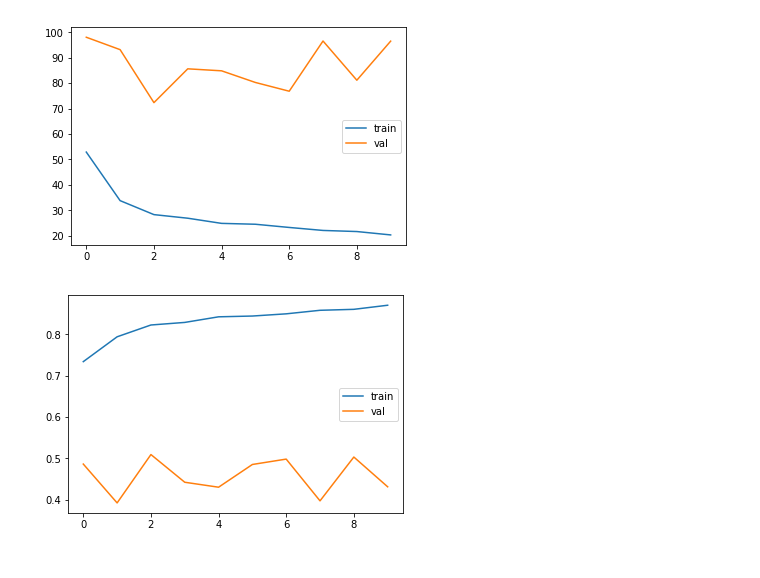
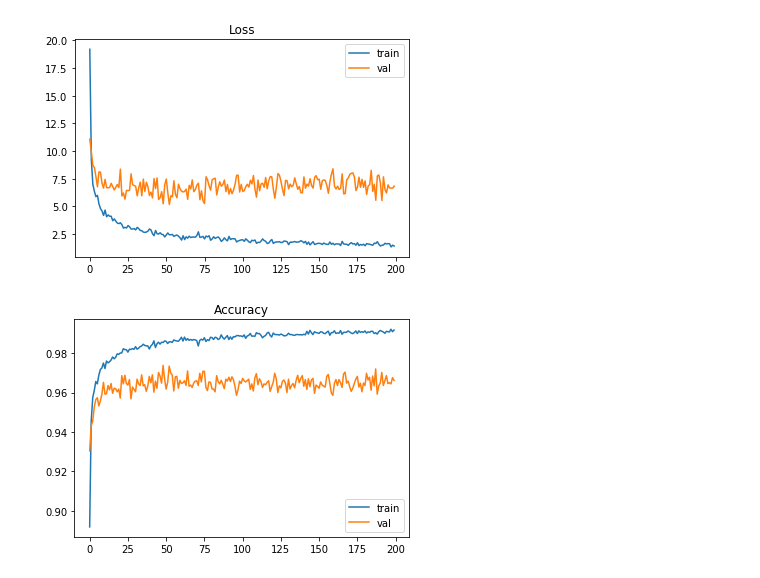
Before and after one commit to LouisGerard/SAM_Project, a Jupyter notebook: projet.ipynb, the cells around one changed output. Saved outputs shown, nothing was run; the diff lists cells and outputs as text; code cells hidden in the pictures.

```diff
--- a/projet.ipynb
+++ b/projet.ipynb
@@ -45,8 +53,0 @@ def load(captions_filename, features_filename):
-# %%
-import json
-with open('data/annotations/captions_val2014.json', 'r') as f:
-    data = json.load(f)
-
-texts = [caption['caption'] for caption in data['annotations']]
-
-# texts = load('data/annotations/captions_val2014.json', "data/val2014/COCO_val2014_000000193405.jpg")
@@ -81,4 +95,13 @@ loading embeddings from "embeddings/glove.twitter.27B.100d.filtered.txt"
 # %%
+import numpy as np
+import json
+import keras
+from nltk.tokenize import word_tokenize, sent_tokenize
+from keras.applications.resnet50 import ResNet50
+from keras.preprocessing import image
+
+from keras.applications.imagenet_utils import preprocess_input
+
 image_input = keras.layers.Input(shape=(2048,))
 caption_input = keras.layers.Input(shape=(16,))
 noise_input = keras.layers.Input(shape=(16,))
@@ -91,8 +114,8 @@ image_pipeline = image_dense(image_input)
 caption_pipeline = caption_rnn(caption_embedding(caption_input))
 noise_pipeline = caption_rnn(caption_embedding(noise_input))
 
-positive_pair = keras.layers.dot([image_pipeline, caption_pipeline], axes=-1)
-negative_pair = keras.layers.dot([image_pipeline, noise_pipeline], axes=-1)
+positive_pair = keras.layers.dot([image_pipeline, caption_pipeline], axes=1)
+negative_pair = keras.layers.dot([image_pipeline, noise_pipeline], axes=1)
 output = keras.layers.concatenate([positive_pair, negative_pair])
 
 training_model = keras.models.Model(input=[image_input, caption_input, noise_input], output=output)
@@ -131,16 +154,19 @@ def accuracy(y_true, y_pred):
     negative = y_pred[:,1]
     return K.mean(positive > negative)
 # %%
-training_model.compile(loss=custom_loss, optimizer='adadelta', metrics=[accuracy])
+training_model.compile(loss=custom_loss, optimizer='adam', metrics=[accuracy])
 # %%
+from keras.callbacks import TensorBoard
+from time import time
 noise = np.copy(captions)
 fake_labels = np.zeros((len(features), 1))
-X_train = [features[:9000], captions[:9000], noise[:9000]]
-Y_train = fake_labels[:9000]
-X_valid = [features[-1000:], captions[-1000:], noise[-1000:]]
-Y_valid = fake_labels[-1000:]
+X_train = [features[:35504], captions[:35504], noise[:35504]]
+Y_train = fake_labels[:35504]
+X_valid = [features[-5000:], captions[-5000:], noise[-5000:]]
+Y_valid = fake_labels[-5000:]
 
+tensorboard = TensorBoard(log_dir='./logs/{}'.format(time()), histogram_freq=0,write_graph=True, write_images=False)
 shuffle_callback = keras.callbacks.LambdaCallback(on_epoch_begin=lambda epochs, logs: np.random.shuffle(noise))
-nb_epoch = 10
+nb_epoch = 200
 
-h = training_model.fit(X_train, Y_train, validation_data=[X_valid, Y_valid], nb_epoch=nb_epoch, batch_size=64, callbacks=[shuffle_callback])
+h = training_model.fit(X_train, Y_train, validation_data=[X_valid, Y_valid], nb_epoch=nb_epoch, batch_size=64, verbose=0,callbacks=[shuffle_callback,tensorboard])
@@ -165,17 +173,19 @@ Epoch 10/10
 # %%
 import matplotlib.pyplot as plt
 %matplotlib inline
 
 x_plt = np.arange(nb_epoch)
 plt.plot(x_plt, h.history['loss'], label='train')
 plt.plot(x_plt, h.history['val_loss'], label='val')
+plt.title("Loss")
 plt.legend()
 plt.show()
 
 plt.plot(x_plt, h.history['accuracy'], label='train')
 plt.plot(x_plt, h.history['val_accuracy'], label='val')
+plt.title("Accuracy")
 plt.legend()
 plt.show()
 # %% [output]
-[figure, old version]
+[figure, new version]
-[figure, old version]
+[figure, new version]
```
Also changed, not shown: parts of 11 cells of this notebook, 1 other file.
